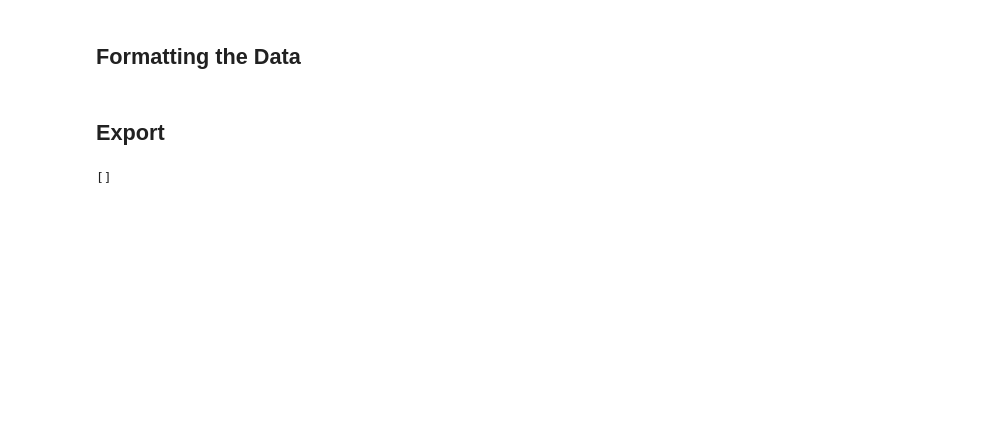
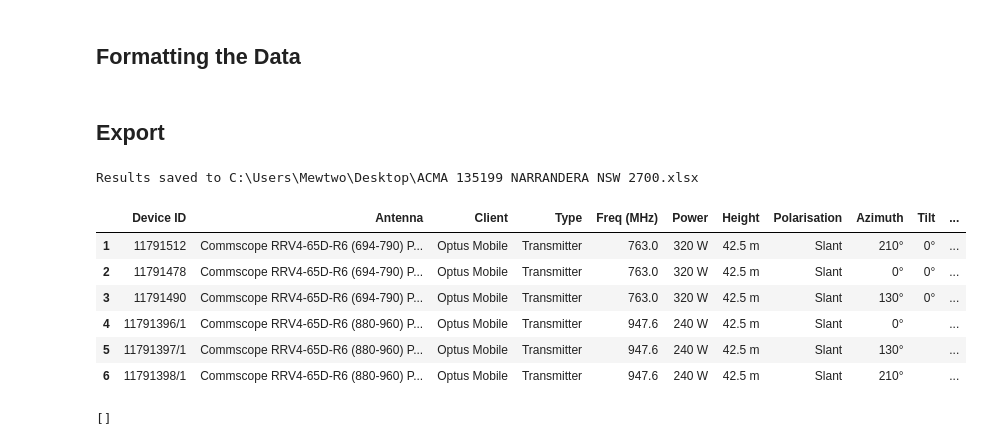
Before and after one commit to hassanharis/ACMA-Scrapper, a Jupyter notebook: ACMAscrapper.ipynb, the cells around one changed output. Cells and saved outputs as stored; diff of their text form; code cells hidden in the pictures; blank space fills up the shorter version.

Commit message:
data formatting fixed

```diff
--- a/ACMAscrapper.ipynb
+++ b/ACMAscrapper.ipynb
@@ -31,7 +31,7 @@ import cProfile, pstats
 ## User Input
 # %%
 #### Replace Site
-sitecode = 35842
+sitecode = 135199
 
 ##### Filters
 TRANSMITTER_ONLY = True
@@ -225,11 +218,10 @@ profiler.enable()
 session = start_Session()
 ACMAsite_url = 'https://web.acma.gov.au/rrl/site_search.site_lookup?pSITE_ID=' + str(sitecode)
 soup = scrape_page(ACMAsite_url)
-SiteDetailsDictionary = _init_acma_site(soup)
-ACMAdata = get_all_assignments_at_this_Site(soup)
+SiteDetailsDictionary = initialize_acma_site(soup)
+site_assignments = get_all_assignments_at_this_Site(soup)
 
-ACMAdata['Frequency (MHz)'] = freq_to_mhz(ACMAdata['Frequency'])
+site_assignments['Frequency (MHz)'] = frequency_to_mhz(site_assignments['Frequency'])
 
-AcmaDataFiltered = filter_assignments(ACMAdata, TRANSMITTER_ONLY, THIS_CLIENT_ONLY, THIS_CLIENT_ONLY_NAME, IGNORE_CLIENT, IGNORE_CLIENT_NAME,FREQUENCY_FILTER, MAX_FREQ, MIN_FREQ)
-ACMAdatalinks = list(dict.fromkeys(AcmaDataFiltered['links']) )
-display(ACMAdatalinks)
+site_assignments_filtered = filter_assignments(site_assignments, TRANSMITTER_ONLY, THIS_CLIENT_ONLY, THIS_CLIENT_ONLY_NAME, IGNORE_CLIENT, IGNORE_CLIENT_NAME,FREQUENCY_FILTER, MAX_FREQ, MIN_FREQ)
+assignments_links = list(dict.fromkeys(site_assignments_filtered['links']) )
@@ -249,21 +232,21 @@ display(ACMAdatalinks)
 # %% [markdown]
 ## Pulling Antennas Details from Web links
 # %%
-AntennaTableHeader = ['Device Registration ID', 'Antenna', 'Client','Device Type','Emission Center Frequency',
+antennas_dataHeader = ['Device Registration ID', 'Antenna', 'Client','Device Type','Emission Center Frequency',
                       'Transmitter Power', 'Antenna Height (AGL)','Antenna Polarisation','Antenna Azimuth',
                       'Antenna Tilt','Licence Number','Date Authorised','Destination Link']
 
-AntennaTable = pd.DataFrame(columns = AntennaTableHeader)
+antennas_data = pd.DataFrame(columns = antennas_dataHeader)
 NotFoundLinks = []
 
-for acmalink in ACMAdatalinks:
+for acmalink in assignments_links:
     st = time.time()
     try:
         soup2 = scrape_page('https://web.acma.gov.au' + acmalink)
         LinkedAssignmentsTable = soup2.find("table", {"class": "tablelist linked-responsive"})
 
         try:
-            AntennaTable = add_antenna_to_table(AntennaTable, soup2, 1, LinkedAssignmentsTable)
+            antennas_data = add_antenna_to_table(antennas_data, soup2, 1, LinkedAssignmentsTable)
         except Exception as e:
             print (e)
             print(acmalink)
@@ -271,7 +254,7 @@ for acmalink in ACMAdatalinks:
 
         if acmalink[-2:]=='/1':
             try:
-                AntennaTable = add_antenna_to_table(AntennaTable, soup2, 2, LinkedAssignmentsTable)
+                antennas_data = add_antenna_to_table(antennas_data, soup2, 2, LinkedAssignmentsTable)
             except Exception as e:
                 print(e)
                 print(acmalink)
@@ -329,11 +290,16 @@ AntennaTable
 # %% [markdown]
 ## Formatting the Data
 # %%
-AntennaTable = AntennaTable.fillna('')
-AntennaTable['Antenna']=([''.join(x[2].title() +' '+ x[1] + ' '+ x[0].title()) for x in AntennaTable['Antenna'].str.split(',', 2)])
-
-if 'EFL ID' in AntennaTable:
-    AntennaTable['Device Registration ID'] = AntennaTable['Device Registration ID'].astype(str) + AntennaTable['EFL ID']
-AntennaTable['Date Authorised']=([''.join(x[2] +'-'+ x[1] + '-'+ x[0].title()) for x in AntennaTable['Date Authorised'].str.split('/', 2)])
+antennas_data = antennas_data.fillna('')
+if TRANSMITTER_ONLY:
+    antennas_data = antennas_data.drop(antennas_data[antennas_data['Device Type'] == 'Receiver'].index)
+try:
+    antennas_data['Antenna']=([''.join(x[2].strip().title() +' '+ x[1].strip() + ' '+ x[0].strip().title()) for x in antennas_data['Antenna'].str.split(',', 2)])
+    antennas_data['Date Authorised']=([''.join(x[2] +'-'+ x[1] + '-'+ x[0].title()) for x in antennas_data['Date Authorised'].str.split('/', 2)])
+except Exception as e:
+            print(e)
+            pass
+if 'EFL ID' in antennas_data:
+    antennas_data['Device Registration ID'] = antennas_data['Device Registration ID'].astype(str) + antennas_data['EFL ID']
 # %%
 
@@ -367,11 +341,20 @@ AntennaTable['Freq (MHz)'] = freq_to_mhz(AntennaTable['Emission Center Frequency
 ## Export
 # %%
 filename = r'C:\Users\Mewtwo\Desktop'+'\\ACMA '+ str(sitecode) + " "+ re.sub("[\\\\/]", " ", SiteDetailsDictionary['Location']) + '.xlsx'
-save_results(AntennaTable_export, filename)
+save_results(antennas_data, filename)
+# %% [output]
+Results saved to C:\Users\Mewtwo\Desktop\ACMA 135199 NARRANDERA NSW 2700.xlsx
+|  | Device ID | Antenna | Client | Type | Freq (MHz) | Power | Height | Polarisation | Azimuth | Tilt | ... |
+| 1 | 11791512 | Commscope RRV4-65D-R6 (694-790) P... | Optus Mobile | Transmitter | 763.0 | 320 W | 42.5 m | Slant | 210° | 0° | ... |
+| 2 | 11791478 | Commscope RRV4-65D-R6 (694-790) P... | Optus Mobile | Transmitter | 763.0 | 320 W | 42.5 m | Slant | 0° | 0° | ... |
+| 3 | 11791490 | Commscope RRV4-65D-R6 (694-790) P... | Optus Mobile | Transmitter | 763.0 | 320 W | 42.5 m | Slant | 130° | 0° | ... |
+| 4 | 11791396/1 | Commscope RRV4-65D-R6 (880-960) P... | Optus Mobile | Transmitter | 947.6 | 240 W | 42.5 m | Slant | 0° |  | ... |
+| 5 | 11791397/1 | Commscope RRV4-65D-R6 (880-960) P... | Optus Mobile | Transmitter | 947.6 | 240 W | 42.5 m | Slant | 130° |  | ... |
+| 6 | 11791398/1 | Commscope RRV4-65D-R6 (880-960) P... | Optus Mobile | Transmitter | 947.6 | 240 W | 42.5 m | Slant | 210° |  | ... |
-# %%
-display(NotFoundLinks)
-# %% [output]
-[]
+# %%
+display(NotFoundLinks)
+# %% [output]
+[]
 # %%
 stats = pstats.Stats(profiler).sort_stats('ncalls')
 stats.print_stats()
```
Also changed, not shown: parts of 9 cells of this notebook.
